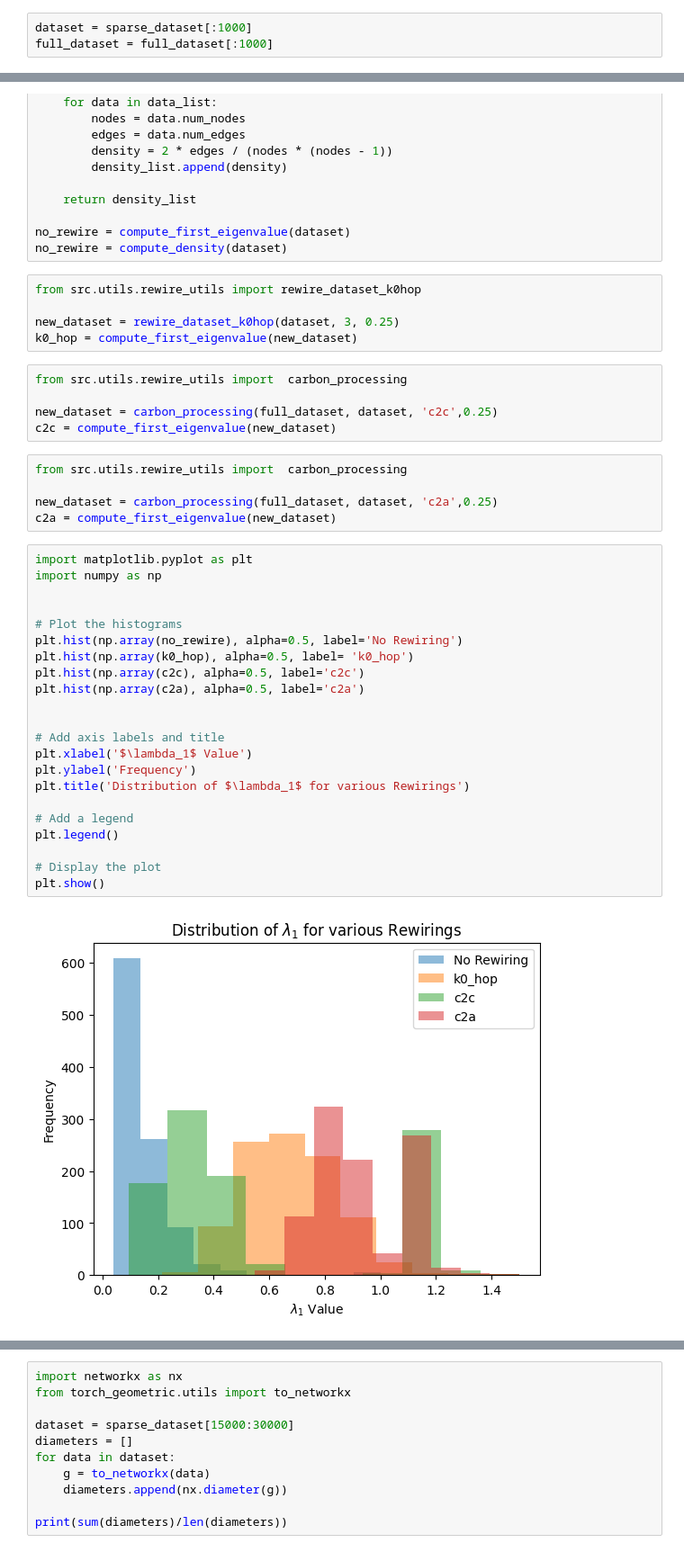
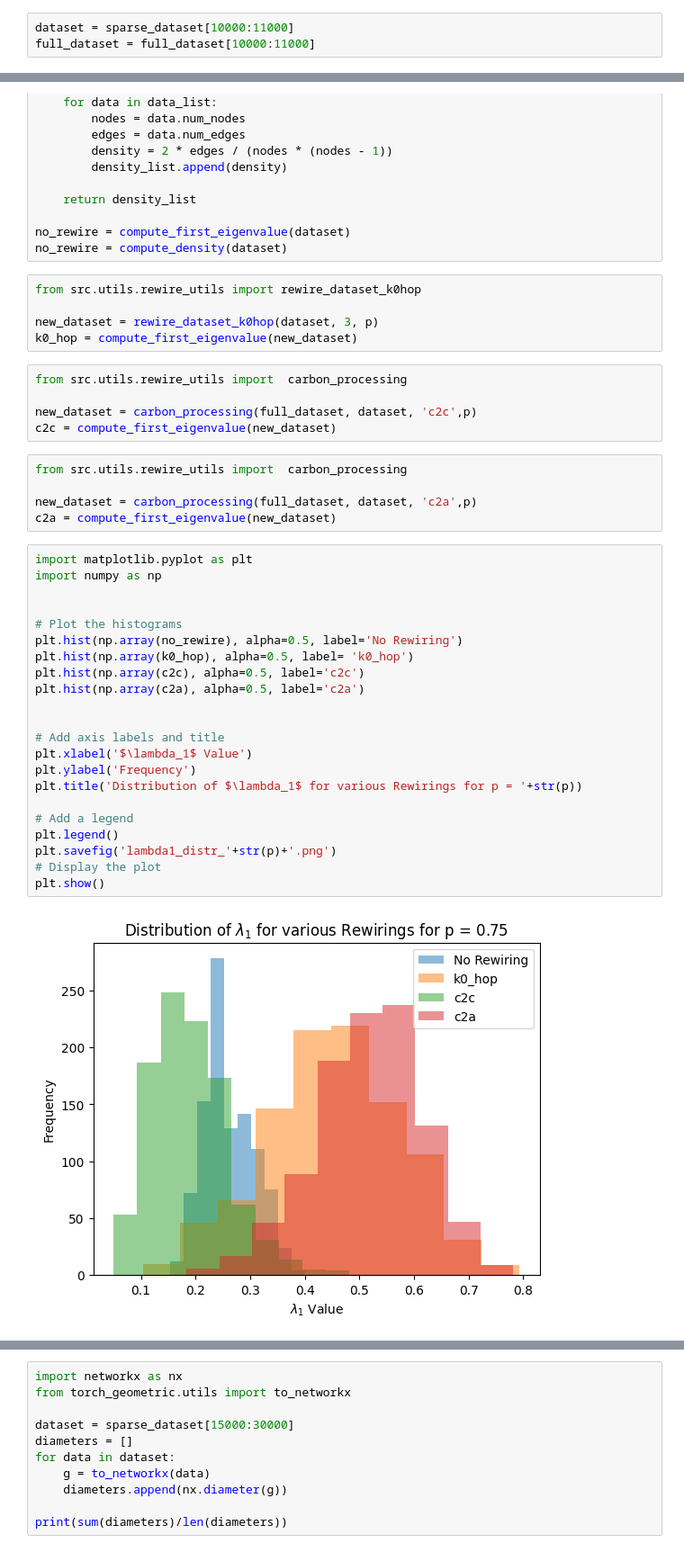
Before and after one commit to TeoReu/geometric-gnn-dojo, a Jupyter notebook: cheeger.ipynb, the cells around one changed output, grey strips where cells are left out. Shown: that part at 90% size. Cells and saved outputs as stored; diff of their text form.

```diff
--- a/cheeger.ipynb
+++ b/cheeger.ipynb
@@ -10,6 +12,6 @@ full_dataset = QM9('./qm9', transform=transform)
 # %%
-dataset = sparse_dataset[:1000]
-full_dataset = full_dataset[:1000]
+dataset = sparse_dataset[10000:11000]
+full_dataset = full_dataset[10000:11000]
 # %%
 from scipy.sparse.linalg import eigsh
 import torch
@@ -50,39 +52,39 @@ no_rewire = compute_density(dataset)
 # %%
 from src.utils.rewire_utils import rewire_dataset_k0hop
 
-new_dataset = rewire_dataset_k0hop(dataset, 3, 0.25)
+new_dataset = rewire_dataset_k0hop(dataset, 3, p)
 k0_hop = compute_first_eigenvalue(new_dataset)
 # %%
 from src.utils.rewire_utils import  carbon_processing
 
-new_dataset = carbon_processing(full_dataset, dataset, 'c2c',0.25)
+new_dataset = carbon_processing(full_dataset, dataset, 'c2c',p)
 c2c = compute_first_eigenvalue(new_dataset)
 # %%
 from src.utils.rewire_utils import  carbon_processing
 
-new_dataset = carbon_processing(full_dataset, dataset, 'c2a',0.25)
+new_dataset = carbon_processing(full_dataset, dataset, 'c2a',p)
 c2a = compute_first_eigenvalue(new_dataset)
 # %%
 import matplotlib.pyplot as plt
 import numpy as np
 
 
 # Plot the histograms
 plt.hist(np.array(no_rewire), alpha=0.5, label='No Rewiring')
 plt.hist(np.array(k0_hop), alpha=0.5, label= 'k0_hop')
 plt.hist(np.array(c2c), alpha=0.5, label='c2c')
 plt.hist(np.array(c2a), alpha=0.5, label='c2a')
 
 
 # Add axis labels and title
 plt.xlabel('$\lambda_1$ Value')
 plt.ylabel('Frequency')
-plt.title('Distribution of $\lambda_1$ for various Rewirings')
+plt.title('Distribution of $\lambda_1$ for various Rewirings for p = '+str(p))
 
 # Add a legend
 plt.legend()
-
+plt.savefig('lambda1_distr_'+str(p)+'.png')
 # Display the plot
 plt.show()
 # %% [output]
-[figure, old version]
+[figure, new version]
```
Also changed, not shown: parts of 7 cells of this notebook, 1 other file.
